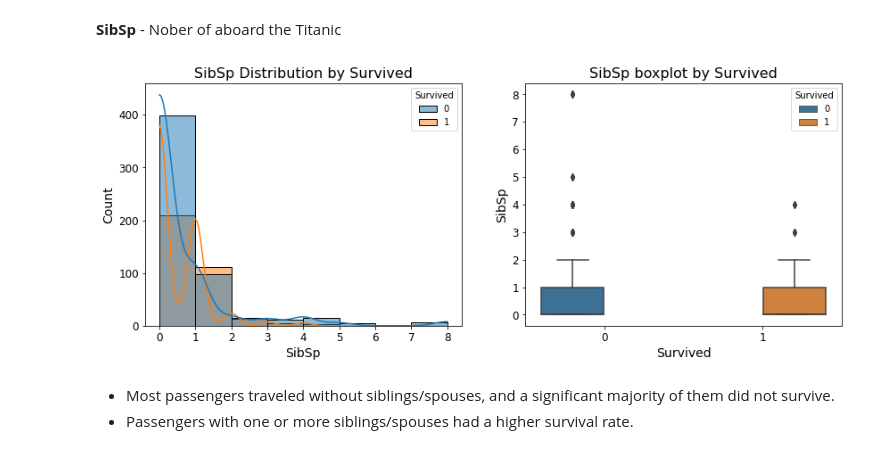
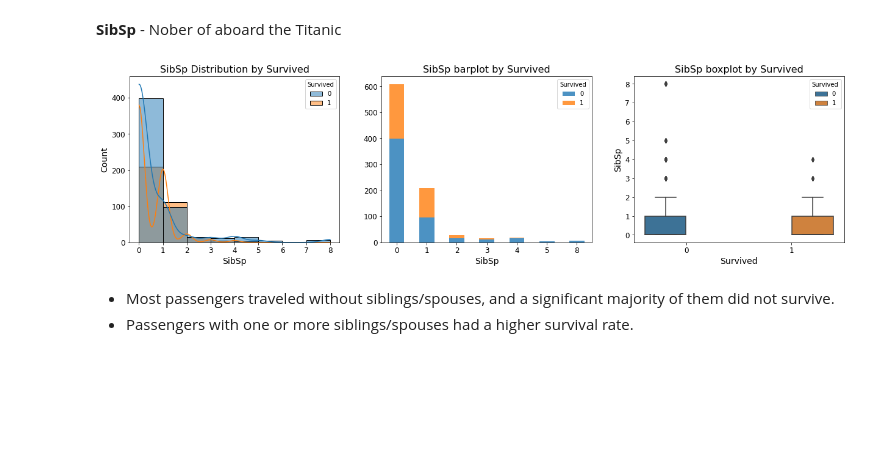
Before and after one commit to NadavElyakim27/Titanic_EDA, a Jupyter notebook: notebook.ipynb, the cells around one changed output. Saved outputs shown, nothing was run; the diff lists cells and outputs as text; code cells hidden in the pictures; blank space fills up the shorter version.

Commit message:
add barplot

```diff
--- a/notebook.ipynb
+++ b/notebook.ipynb
@@ -333,21 +333,28 @@ Age
 # %% [markdown]
 **SibSp** - Nober of  aboard the Titanic
 # %%
-fig, (ax1, ax2) = plt.subplots(1, 2, figsize = (14,5))
+fig, (ax1, ax2, ax3) = plt.subplots(1, 3, figsize = (21,5))
 
 # Plot histogram
 sns.histplot(x='SibSp',hue='Survived',data=titanic_ds, kde=True, bins = 8, ax = ax1)
 # Add titles
 ax1.set_title('SibSp Distribution by Survived')
 
 # Plot boxplot
-sns.boxplot(x='Survived',y='SibSp',data=titanic_ds,ax = ax2, hue='Survived', saturation=0.6)
+sns.boxplot(x='Survived',y='SibSp',data=titanic_ds, ax = ax3, hue='Survived', saturation=0.6)
 # Add titles
-ax2.set_title('SibSp boxplot by Survived')
+ax3.set_title('SibSp boxplot by Survived')
+
+# Create a summary table - feature-clas
+table_sibsp = titanic_ds.groupby(['SibSp', 'Survived']).size().unstack(fill_value=0)
+# Plot barchart
+table_sibsp.plot(kind='bar', stacked=True, alpha = 0.8, rot = 0, ax = ax2)
+# Add titles
+ax2.set_title('SibSp barplot by Survived')
 
 plt.show()
 # %% [output]
-[figure, old version]
+[figure, new version]
 # %% [markdown]
 * Most passengers traveled without siblings/spouses, and a significant majority of them did not survive.
 * Passengers with one or more siblings/spouses had a higher survival rate.
```
Also changed, not shown: parts of 1 cell of this notebook.
